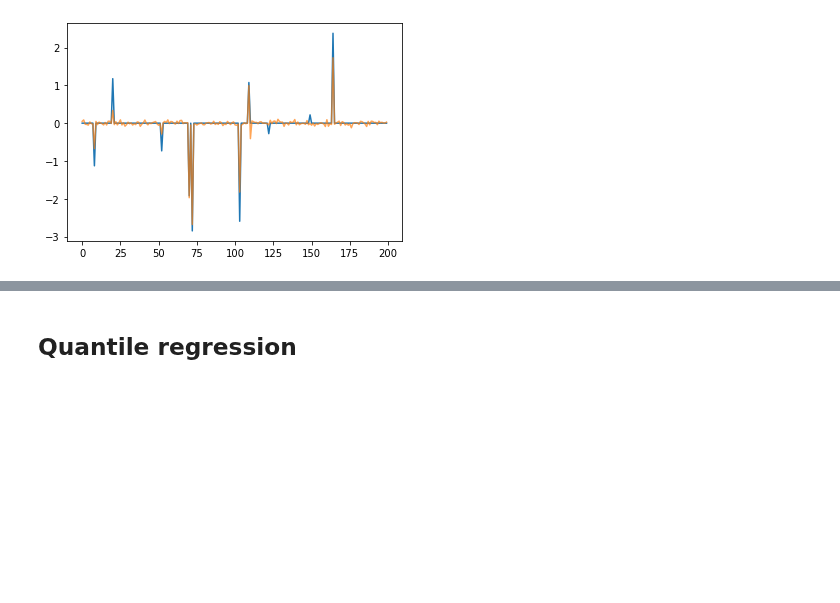
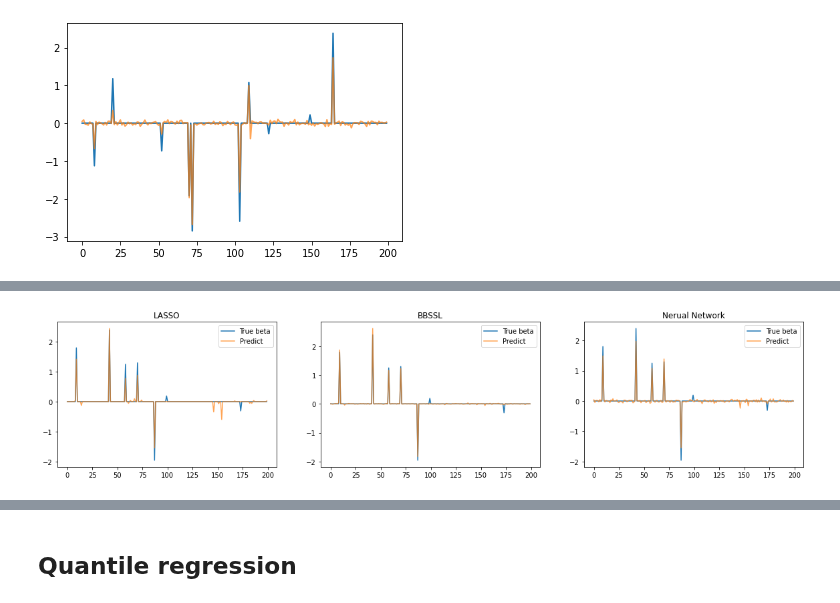
Before and after one commit to glory-99/simulation-based-inference, a Jupyter notebook: high_dimensional.ipynb, the cells around one changed output, grey strips where cells are left out. Saved outputs shown, nothing was run; the diff lists cells and outputs as text; code cells hidden in the pictures; blank space fills up the shorter version.

```diff
--- a/high_dimensional.ipynb
+++ b/high_dimensional.ipynb
@@ -369,3 +373,6 @@ plt.plot(predict(md_base_online, (Y0-mean)/std).reshape(-1), alpha=0.7)
 plt.show()
 # %% [output]
 [figure]
+# %%
+md_base_online = MLP(N, p).to(device)
+md_base_online.load_state_dict(torch.load("./model/md_base_online.pt"))
@@ -371,0 +387,23 @@ plt.show()
+# %%
+res_lasso = pd.read_csv('../rho0_lasso.csv')
+res_bbssl = pd.read_csv('../rho0_bbssl.csv')
+# %%
+plt.figure(figsize=(20,4))
+plt.subplot(1,3,1)
+plt.plot(beta_test[0,])
+plt.plot(range(p), res_lasso.iloc[0,1:], alpha=0.7)
+plt.legend(['True beta', 'Predict'], loc='upper right')
+plt.title('LASSO')
+plt.subplot(1,3,2)
+plt.plot(beta_test[0,])
+plt.plot(range(p), res_bbssl.iloc[0,1:], alpha=0.7)
+plt.legend(['True beta', 'Predict'], loc='upper right')
+plt.title('BBSSL')
+plt.subplot(1,3,3)
+plt.plot(beta_test[0,])
+plt.plot(predict(md_base_online, Y_test[0,]), alpha=0.7)
+plt.legend(['True beta', 'Predict'], loc='upper right')
+plt.title("Nerual Network")
+plt.show()
+# %% [output]
+[figure, added]
```
Also changed, not shown: parts of 30 cells of this notebook.
